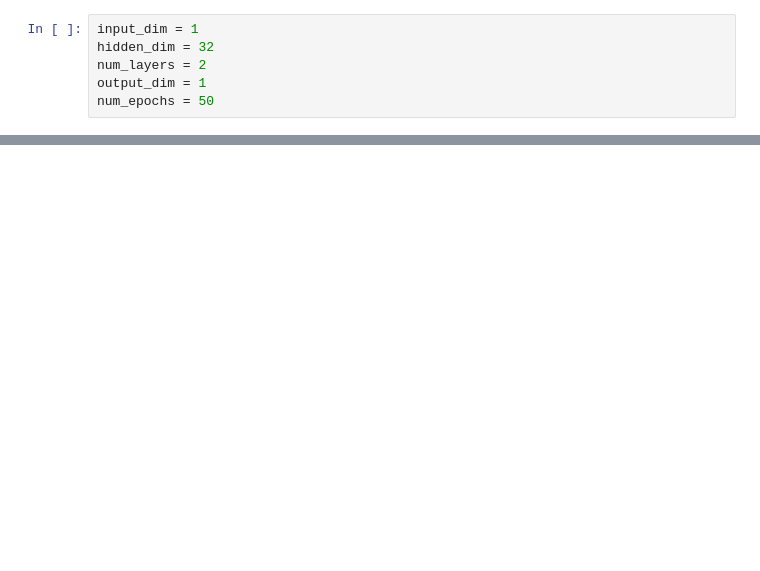
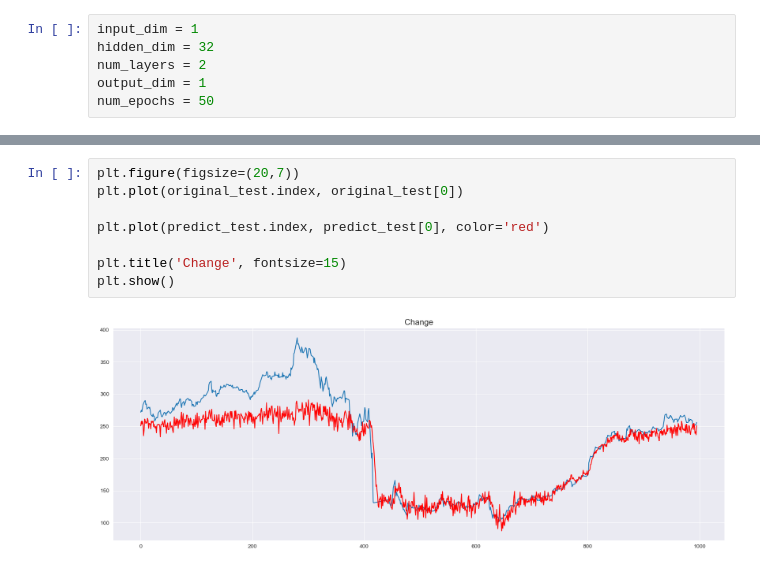
Before and after one commit to GaldanTheSneaky/Sberbank-Stock-Analysis, a Jupyter notebook: sberbank_stock.ipynb, the cells around one changed output, grey strips where cells are left out. Cells and saved outputs as stored; diff of their text form; blank space fills up the shorter version.

```diff
--- a/sberbank_stock.ipynb
+++ b/sberbank_stock.ipynb
@@ -445,0 +450,10 @@ fig.set_figwidth(16)
+# %%
+plt.figure(figsize=(20,7))
+plt.plot(original_test.index, original_test[0])
+
+plt.plot(predict_test.index, predict_test[0], color='red')
+
+plt.title('Change', fontsize=15)
+plt.show()
+# %% [output]
+[figure, added]
```
Also changed, not shown: parts of 14 cells of this notebook.
